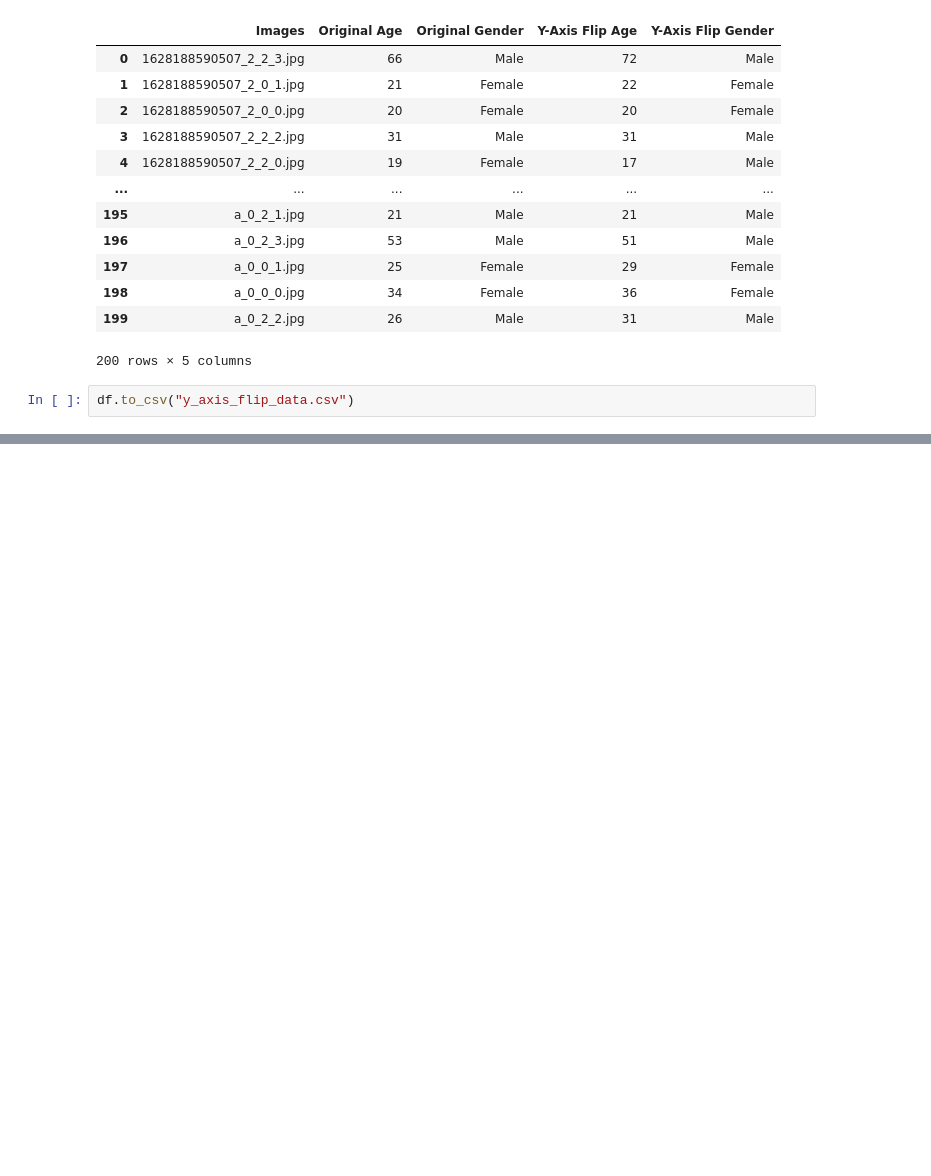
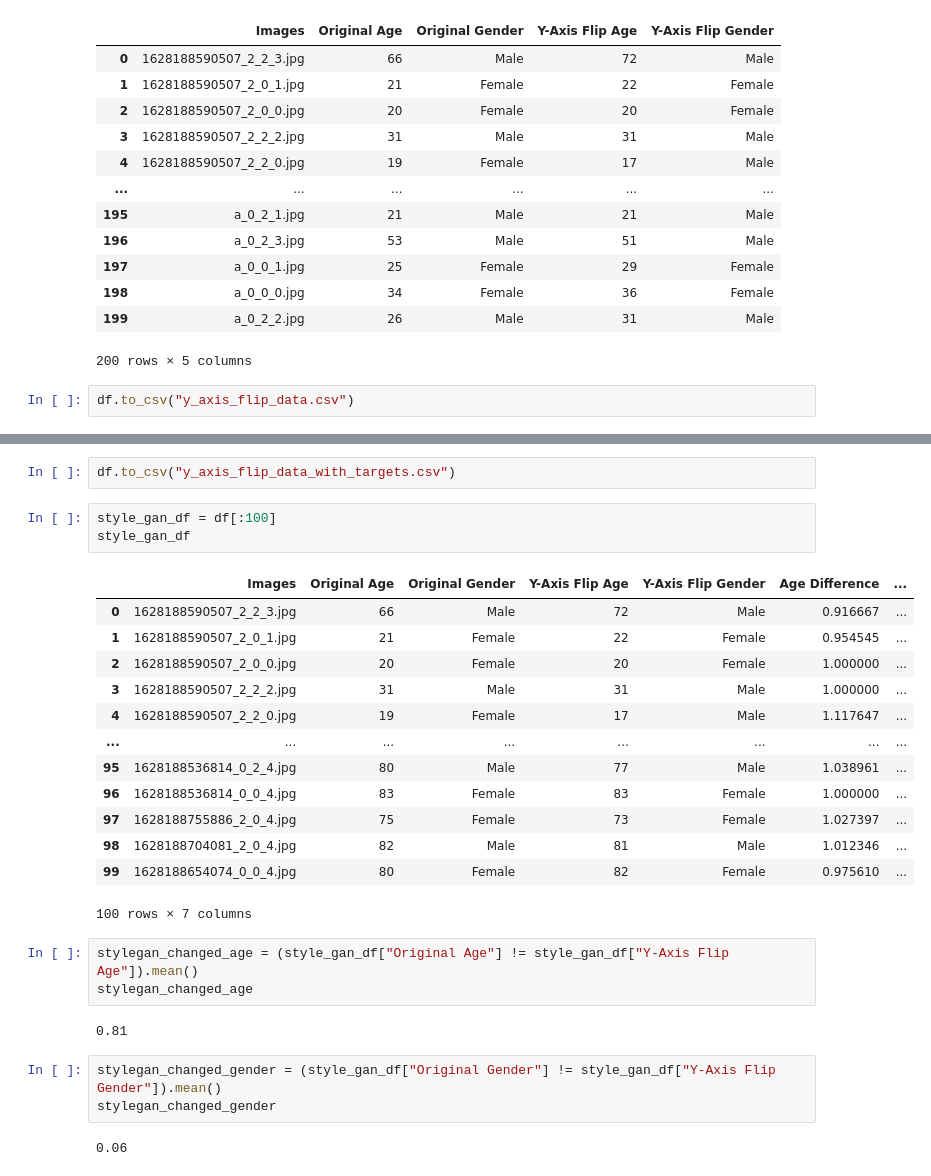
Before and after one commit to levikap/Face_PP_Audit, a Jupyter notebook: face++_audit.ipynb, the cells around one changed output, grey strips where cells are left out. Drawn from its saved outputs; the diff is of its cells as text; blank space fills up the shorter version.

```diff
--- a/face++_audit.ipynb
+++ b/face++_audit.ipynb
@@ -245,0 +300,29 @@ df.to_csv("y_axis_flip_data.csv")
+# %%
+df.to_csv("y_axis_flip_data_with_targets.csv")
+# %%
+style_gan_df = df[:100]
+style_gan_df
+# %% [output]
+|  | Images | Original Age | Original Gender | Y-Axis Flip Age | Y-Axis Flip Gender | Age Difference | ... |
+| 0 | 1628188590507_2_2_3.jpg | 66 | Male | 72 | Male | 0.916667 | ... |
+| 1 | 1628188590507_2_0_1.jpg | 21 | Female | 22 | Female | 0.954545 | ... |
+| 2 | 1628188590507_2_0_0.jpg | 20 | Female | 20 | Female | 1.000000 | ... |
+| 3 | 1628188590507_2_2_2.jpg | 31 | Male | 31 | Male | 1.000000 | ... |
+| 4 | 1628188590507_2_2_0.jpg | 19 | Female | 17 | Male | 1.117647 | ... |
+| ... | ... | ... | ... | ... | ... | ... | ... |
+| 95 | 1628188536814_0_2_4.jpg | 80 | Male | 77 | Male | 1.038961 | ... |
+| 96 | 1628188536814_0_0_4.jpg | 83 | Female | 83 | Female | 1.000000 | ... |
+| 97 | 1628188755886_2_0_4.jpg | 75 | Female | 73 | Female | 1.027397 | ... |
+| 98 | 1628188704081_2_0_4.jpg | 82 | Male | 81 | Male | 1.012346 | ... |
+| 99 | 1628188654074_0_0_4.jpg | 80 | Female | 82 | Female | 0.975610 | ... |
+100 rows × 7 columns
+# %%
+stylegan_changed_age = (style_gan_df["Original Age"] != style_gan_df["Y-Axis Flip Age"]).mean()
+stylegan_changed_age
+# %% [output]
+0.81
+# %%
+stylegan_changed_gender = (style_gan_df["Original Gender"] != style_gan_df["Y-Axis Flip Gender"]).mean()
+stylegan_changed_gender
+# %% [output]
+0.06
```
Also changed, not shown: parts of 19 cells of this notebook, 3 other files.
